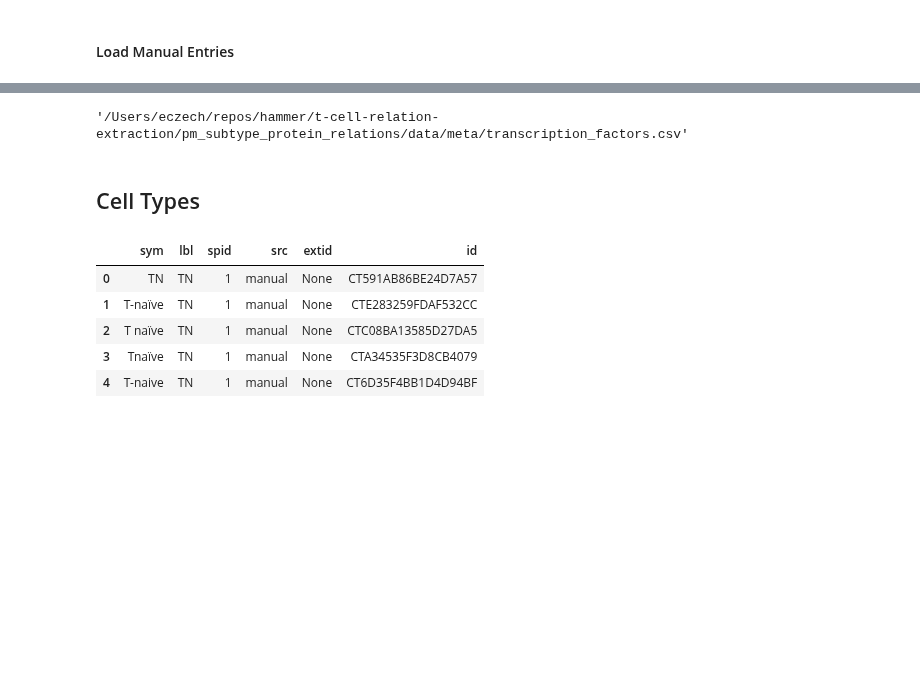
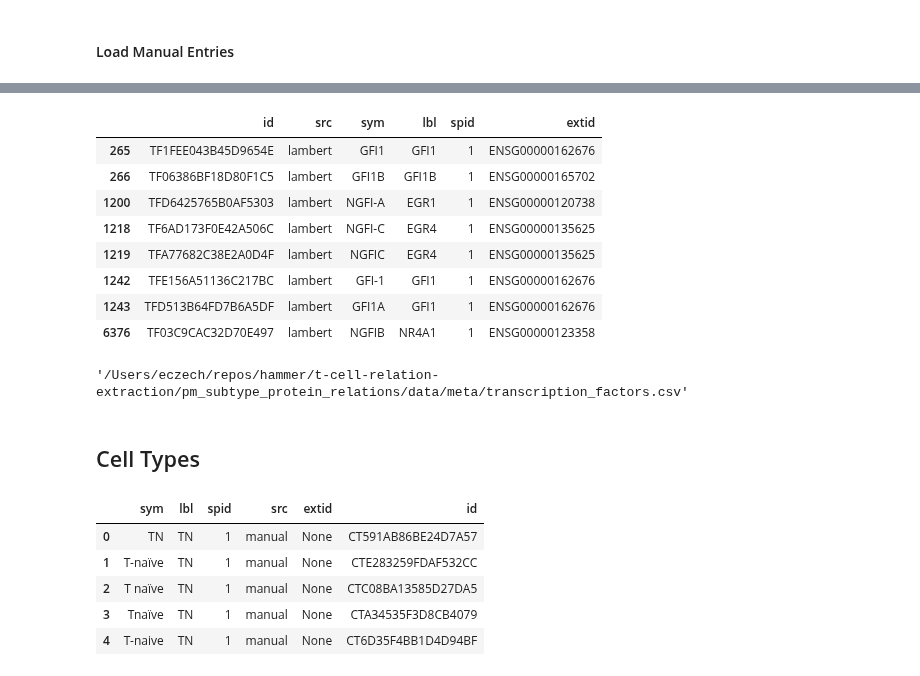
Before and after one commit to hammerlab/t-cell-relation-extraction, a Jupyter notebook: pm_subtype_protein_relations/01-meta.ipynb, the cells around one changed output, grey strips where cells are left out. Drawn from its saved outputs; the diff is of its cells as text; code cells hidden in the pictures; blank space fills up the shorter version.

```diff
--- a/pm_subtype_protein_relations/01-meta.ipynb
+++ b/pm_subtype_protein_relations/01-meta.ipynb
@@ -361,0 +410,5 @@ df
+# %%
+SRC = 'manual'
+df = pd.read_csv(osp.join(META_DATA_DIR, 'raw', 'transcription_factors.manual.csv'), sep=',')
+df = df.assign(src=SRC, extid=None)
+df.head()
@@ -361,0 +417,2 @@ df
+# %%
+df_manual = df.copy()
@@ -361,0 +421,4 @@ df
+# %%
+df = merge([df_lambert, df_manual], ID_TYP_TF)
+print(df.info())
+df.head()
@@ -361,0 +444,5 @@ df
+# %%
+rm_sym = df[df['sym'].str.len() < MIN_SYM_LEN]['sym'].unique()
+print('Removing {} records with excessively short symbols: {}'.format(len(rm_sym), rm_sym))
+df = df[~df['sym'].isin(rm_sym)]
+df.info()
@@ -362,3 +463,15 @@ df
+# %%
+df[df['sym'].str.lower().str.contains('gfi')]
+# %% [output]
+|  | id | src | sym | lbl | spid | extid |
+| 265 | TF1FEE043B45D9654E | lambert | GFI1 | GFI1 | 1 | ENSG00000162676 |
+| 266 | TF06386BF18D80F1C5 | lambert | GFI1B | GFI1B | 1 | ENSG00000165702 |
+| 1200 | TFD6425765B0AF5303 | lambert | NGFI-A | EGR1 | 1 | ENSG00000120738 |
+| 1218 | TF6AD173F0E42A506C | lambert | NGFI-C | EGR4 | 1 | ENSG00000135625 |
+| 1219 | TFA77682C38E2A0D4F | lambert | NGFIC | EGR4 | 1 | ENSG00000135625 |
+| 1242 | TFE156A51136C217BC | lambert | GFI-1 | GFI1 | 1 | ENSG00000162676 |
+| 1243 | TFD513B64FD7B6A5DF | lambert | GFI1A | GFI1 | 1 | ENSG00000162676 |
+| 6376 | TF03C9CAC32D70E497 | lambert | NGFIB | NR4A1 | 1 | ENSG00000123358 |
 # %%
 path = osp.join(META_DATA_DIR, 'transcription_factors.csv')
 df.to_csv(path, index=False)
```
Also changed, not shown: parts of 30 cells of this notebook, 8 other files.
